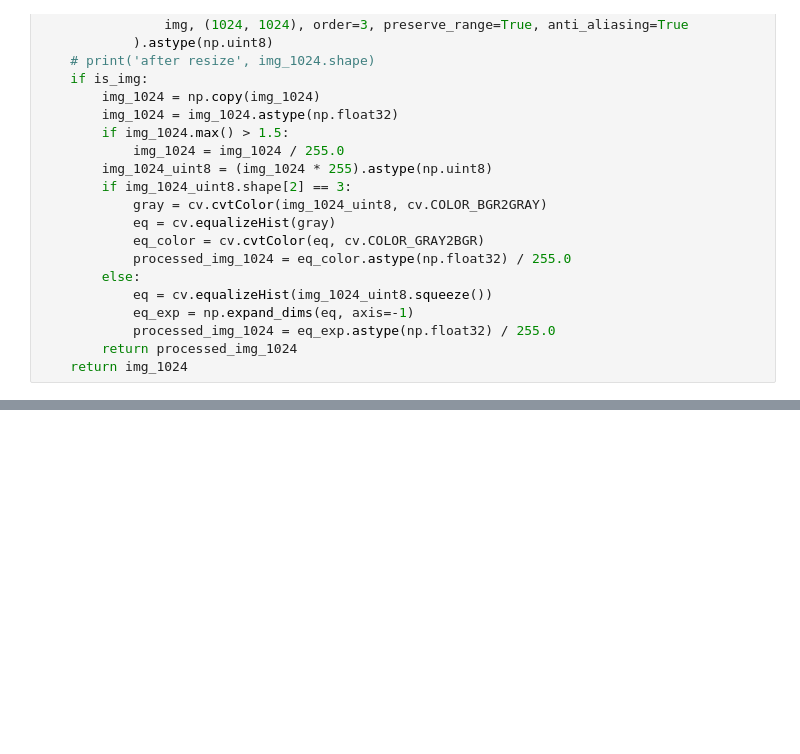
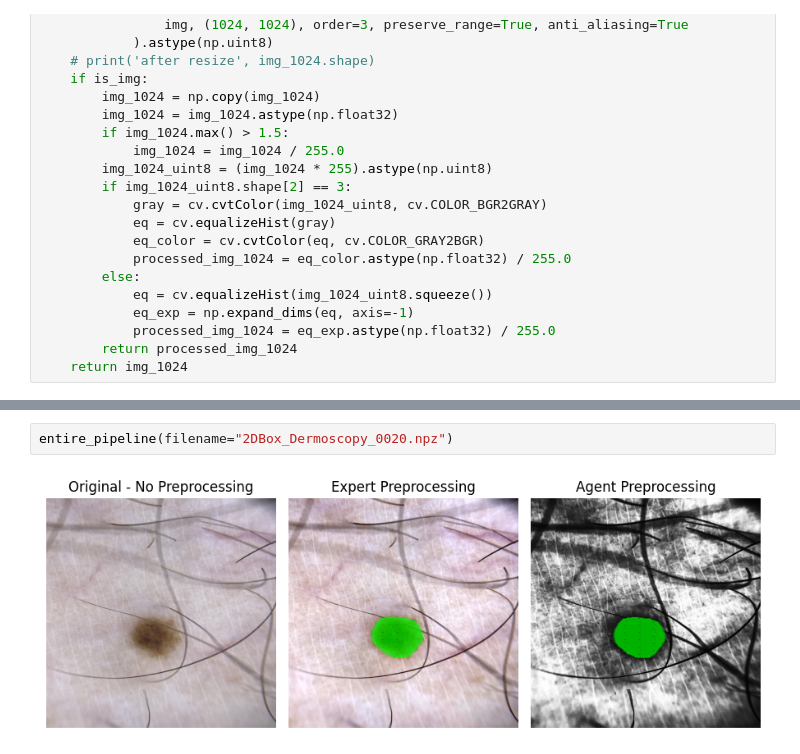
Before and after one commit to xuefei-wang/agent-super-opt, a Jupyter notebook: scratch/dermoscopy_visualizations.ipynb, the cells around one changed output, grey strips where cells are left out. Drawn from its saved outputs; the diff is of its cells as text; blank space fills up the shorter version.

```diff
--- a/scratch/dermoscopy_visualizations.ipynb
+++ b/scratch/dermoscopy_visualizations.ipynb
@@ -97,0 +110,4 @@ entire_pipeline(filename="2DBox_Dermoscopy_0060.npz")
+# %%
+entire_pipeline(filename="2DBox_Dermoscopy_0020.npz")
+# %% [output]
+[figure, added]
```
Also changed, not shown: parts of 4 cells of this notebook.
